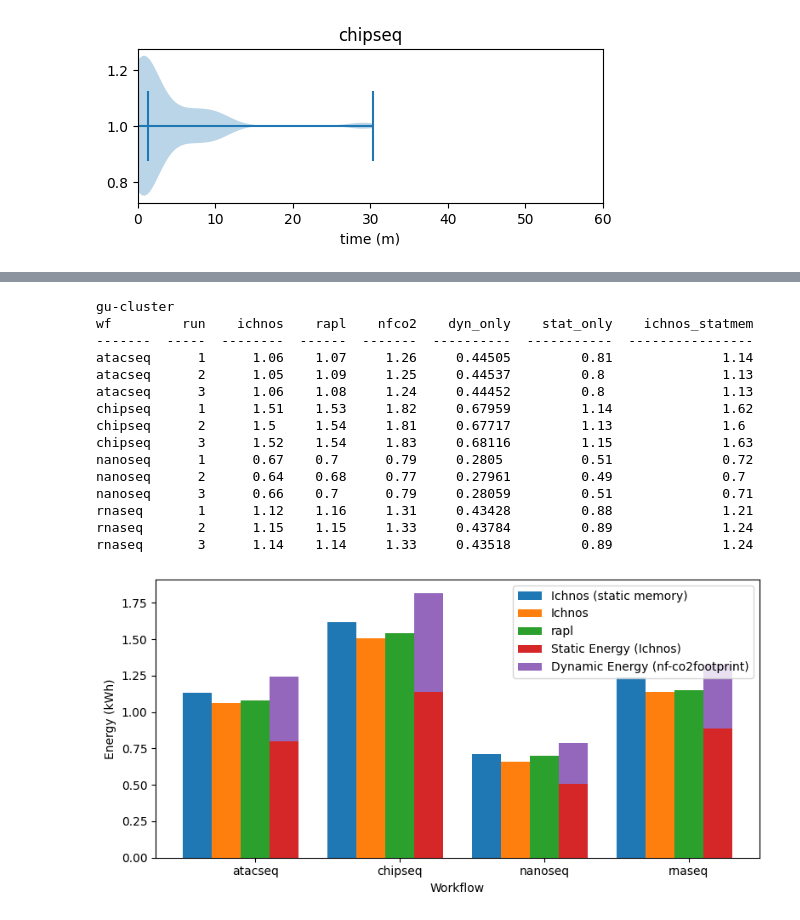
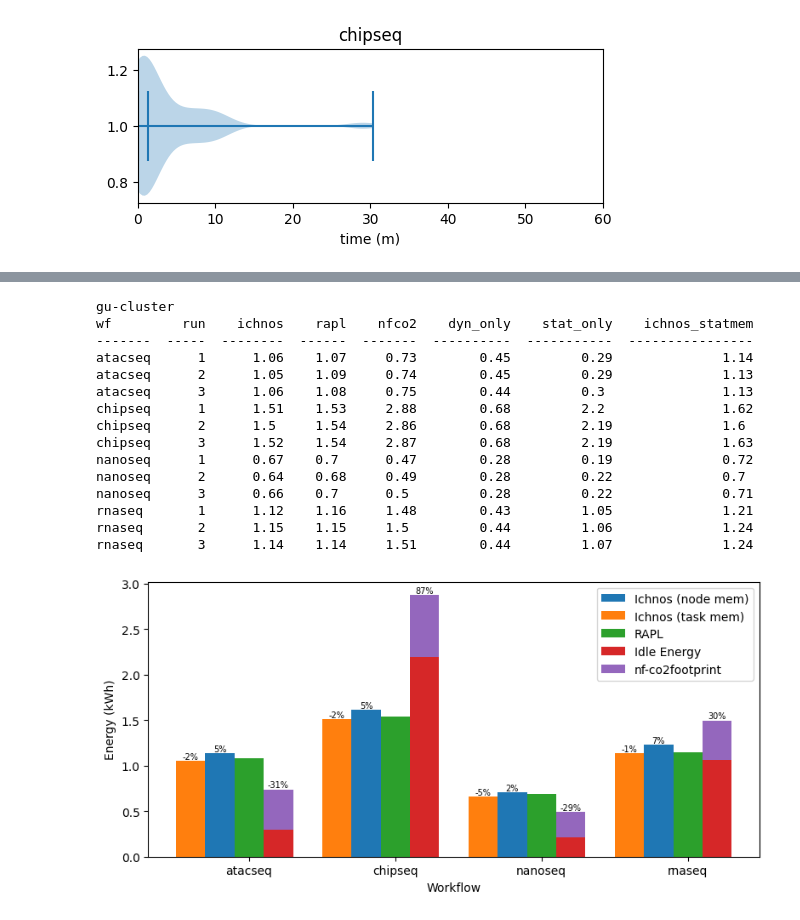
Before and after one commit to GlasgowC3lab/ichnos-results-evaluation, a Jupyter notebook: ext-results/ext-analysis.ipynb, the cells around one changed output, grey strips where cells are left out. Cells and saved outputs as stored; diff of their text form; code cells hidden in the pictures.

```diff
--- a/ext-results/ext-analysis.ipynb
+++ b/ext-results/ext-analysis.ipynb
@@ -580,6 +606,8 @@ print('gu-cluster')
 gu_copy = rows_gu.copy()
 heads = ['wf', 'run', 'ichnos', 'rapl', 'nfco2', 'dyn_only', 'stat_only', 'ichnos_statmem']
 gu_data = []
+gu_idle_cpu = 1547.72 / 30.001519643
+gu_idle_mem = 432.73 / 30.001519643
 
 for _, row in gu_copy.iterrows():
     wf = row['workflow']
@@ -588,48 +616,78 @@ for _, row in gu_copy.iterrows():
     i_total_statmem = round(row['ichnos_pkg'] + row['ichnos_static_mem'], 2)
     r_total = row['rapl_total']
     nfco2_dynamic = load_nfco2fp_summary('gu', wf, run)
-    static_energy = row['ichnos_static_cpu']
-    nfco2_total = round(nfco2_dynamic + static_energy, 2)
-    gu_data.append([wf, run, i_total, r_total, nfco2_total, nfco2_dynamic, static_energy, i_total_statmem])
+
+    # calculate static_energy for the nf-co2footprint plugin
+    nxf_trace, _ = load_nxf_trace('hu', wf, run, print=False)
+    tasks_by_node = nxf_trace.groupby('hostname')
+    idle_energy = 0.0
+    for node, group_df in tasks_by_node:
+        node_id = node.split('-')[-1].strip()
+        node_active_periods_file = f'nxf-experiments/hu-cluster/{wf}/{run}/energy/active_{node_id}.csv'
+        periods_df = pd.read_csv(node_active_periods_file)
+        node_active_time = np.sum(periods_df['duration_ms']) / 1000 / 60 / 60
+        node_energy = node_active_time * (gu_idle_cpu + gu_idle_mem) * 0.001  # convert to kWh
+        idle_energy += node_energy
+
+    nfco2_total = round(nfco2_dynamic + idle_energy, 2)
+    gu_data.append([wf, run, i_total, r_total, nfco2_total, round(nfco2_dynamic, 2), round(idle_energy, 2), i_total_statmem])
 
 print(tabulate(gu_data, headers=heads))
 # %% [output]
 gu-cluster
 wf         run    ichnos    rapl    nfco2    dyn_only    stat_only    ichnos_statmem
 -------  -----  --------  ------  -------  ----------  -----------  ----------------
-atacseq      1      1.06    1.07     1.26     0.44505         0.81              1.14
-atacseq      2      1.05    1.09     1.25     0.44537         0.8               1.13
-atacseq      3      1.06    1.08     1.24     0.44452         0.8               1.13
-chipseq      1      1.51    1.53     1.82     0.67959         1.14              1.62
-chipseq      2      1.5     1.54     1.81     0.67717         1.13              1.6
-chipseq      3      1.52    1.54     1.83     0.68116         1.15              1.63
-nanoseq      1      0.67    0.7      0.79     0.2805          0.51              0.72
-nanoseq      2      0.64    0.68     0.77     0.27961         0.49              0.7
-nanoseq      3      0.66    0.7      0.79     0.28059         0.51              0.71
-rnaseq       1      1.12    1.16     1.31     0.43428         0.88              1.21
-rnaseq       2      1.15    1.15     1.33     0.43784         0.89              1.24
-rnaseq       3      1.14    1.14     1.33     0.43518         0.89              1.24
+atacseq      1      1.06    1.07     0.73        0.45         0.29              1.14
+atacseq      2      1.05    1.09     0.74        0.45         0.29              1.13
+atacseq      3      1.06    1.08     0.75        0.44         0.3               1.13
+chipseq      1      1.51    1.53     2.88        0.68         2.2               1.62
+chipseq      2      1.5     1.54     2.86        0.68         2.19              1.6
+chipseq      3      1.52    1.54     2.87        0.68         2.19              1.63
+nanoseq      1      0.67    0.7      0.47        0.28         0.19              0.72
+nanoseq      2      0.64    0.68     0.49        0.28         0.22              0.7
+nanoseq      3      0.66    0.7      0.5         0.28         0.22              0.71
+rnaseq       1      1.12    1.16     1.48        0.43         1.05              1.21
+rnaseq       2      1.15    1.15     1.5         0.44         1.06              1.24
+rnaseq       3      1.14    1.14     1.51        0.44         1.07              1.24
 # %%
 gu_baseline_comp = pd.DataFrame(gu_data, columns=heads)
-gu_baseline_grouped = gu_baseline_comp.groupby('wf').median()
+gu_baseline_grouped = gu_baseline_comp.groupby('wf').mean()
 
 wfs = gu_baseline_grouped.index
 x = np.arange(4)
 width = 0.20
 fig, ax = plt.subplots(figsize=(8, 4))
 
-ax.bar(x - (width * 2), gu_baseline_grouped['ichnos_statmem'].values, width, label='Ichnos (static memory)')
-ax.bar(x - width, gu_baseline_grouped['ichnos'].values, width, label='Ichnos')
-ax.bar(x, gu_baseline_grouped['rapl'].values, width, label='rapl')
-ax.bar(x + width, gu_baseline_grouped['stat_only'].values, width, label='Static Energy (Ichnos)')
-ax.bar(x + width, gu_baseline_grouped['dyn_only'].values, width, bottom=gu_baseline_grouped['stat_only'].values, label='Dynamic Energy (nf-co2footprint)')
+bars = {
+    'ichnos_statmem': ax.bar(x - (width * 1), gu_baseline_grouped['ichnos_statmem'].values, width, label='Ichnos (node mem)'),
+    'ichnos':         ax.bar(x - (width * 2),        gu_baseline_grouped['ichnos'].values,         width, label='Ichnos (task mem)'),
+    'rapl':           ax.bar(x,                 gu_baseline_grouped['rapl'].values,            width, label='RAPL'),
+}
+
+stat_vals = gu_baseline_grouped['stat_only'].values
+dyn_vals  = gu_baseline_grouped['dyn_only'].values
+bars['stat_only'] = ax.bar(x + width, stat_vals,  width, label='Idle Energy')
+bars['dyn_only']  = ax.bar(x + width, dyn_vals,   width, bottom=stat_vals, label='nf-co2footprint')
+
+rapl = gu_baseline_grouped['rapl'].values
+
+def annotate_bars(bar_container, values, offsets=None):
+    for i, (bar, val) in enumerate(zip(bar_container, values)):
+        error = get_error_dir(val, rapl[i])
+        bar_top = bar.get_height() + (offsets[i] if offsets is not None else 0)
+        ax.text(bar.get_x() + bar.get_width() / 2, bar_top, f'{error:.0f}%', ha='center', va='bottom', fontsize=7)
+
+annotate_bars(bars['ichnos_statmem'], gu_baseline_grouped['ichnos_statmem'].values)
+annotate_bars(bars['ichnos'],         gu_baseline_grouped['ichnos'].values)
+annotate_bars(bars['dyn_only'], stat_vals + dyn_vals, offsets=stat_vals)
 
 ax.set_ylabel('Energy (kWh)')
 ax.set_xticks(x, wfs)
 ax.set_xlabel('Workflow')
 ax.legend()
 
 plt.tight_layout()
+plt.savefig('images/ichnos-vs-nfco2-gu.pdf')
 plt.show()
 # %% [output]
-[figure, old version]
+[figure, new version]
```
Also changed, not shown: parts of 4 cells of this notebook, 58 other files.
